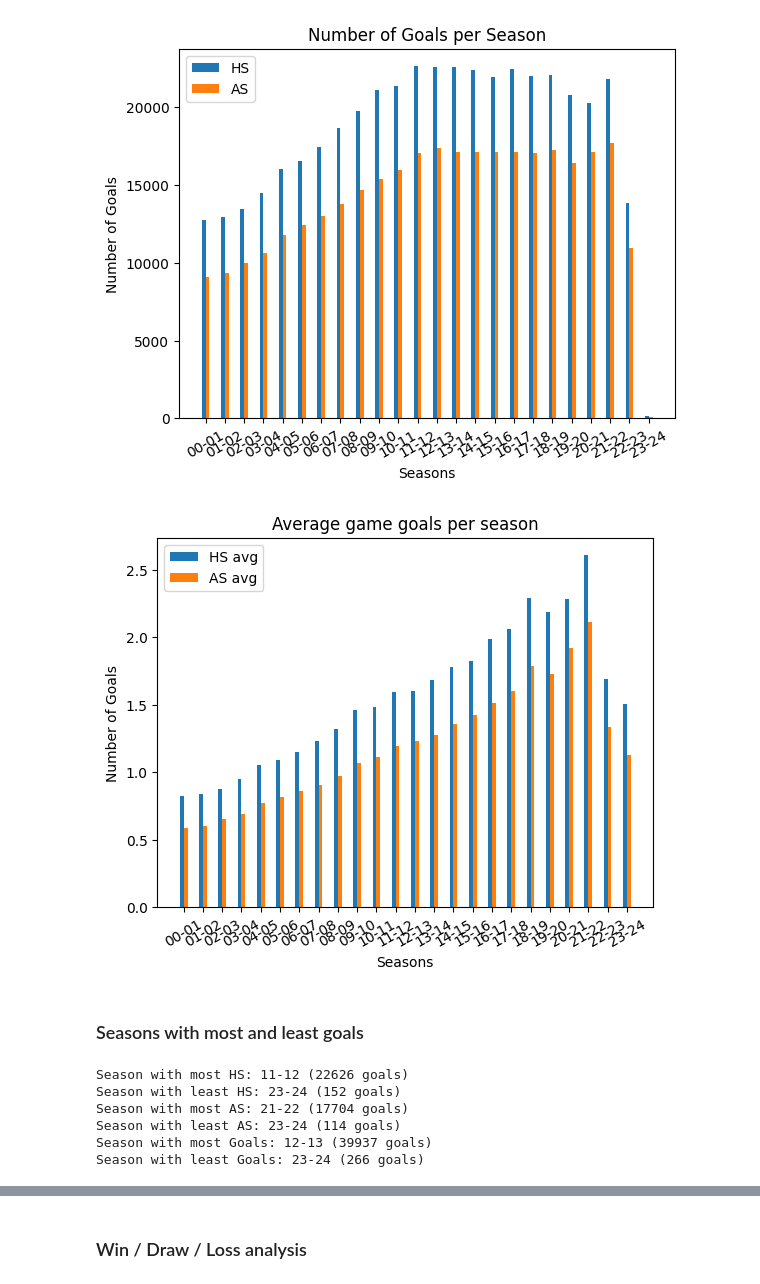
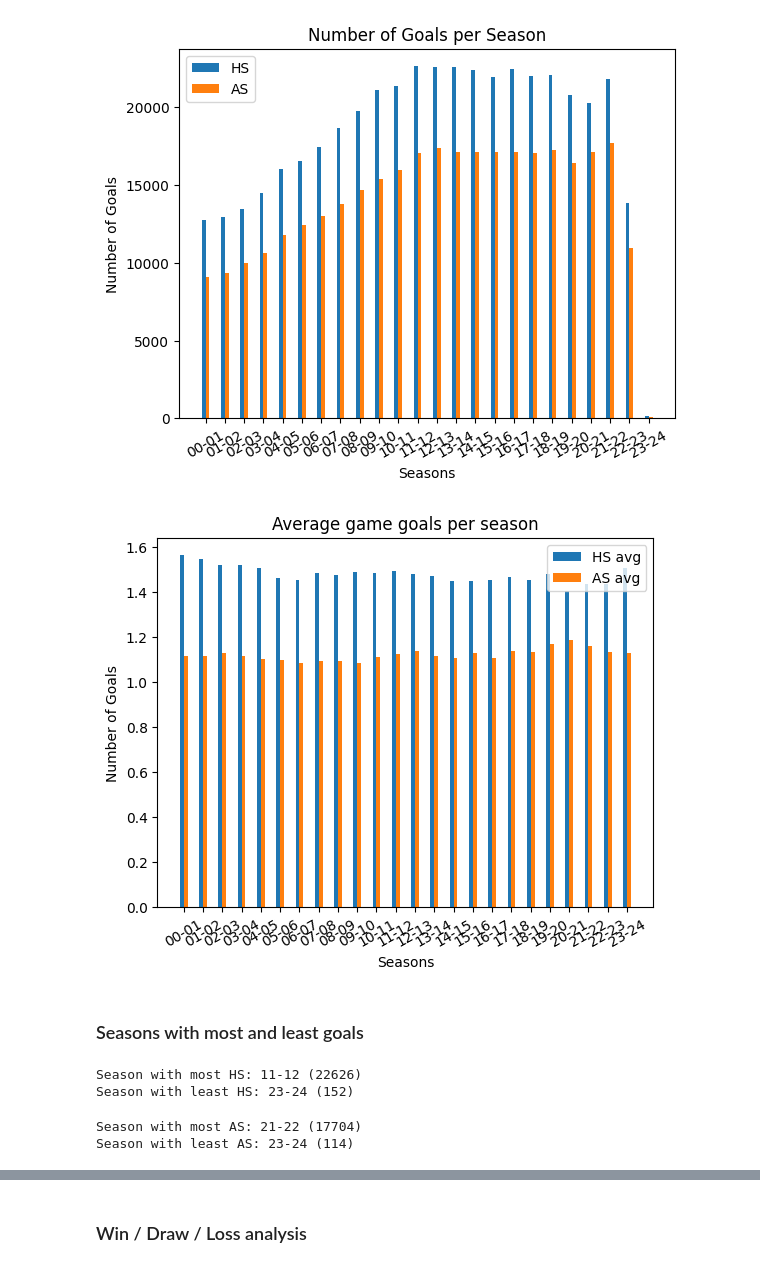
Before and after one commit to robertohdz98/soccer-prediction-challenge-2023, a Jupyter notebook: 01-explore_dataset.ipynb, the cells around one changed output, grey strips where cells are left out. Drawn from its saved outputs; the diff is of its cells as text; code cells hidden in the pictures.

Commit message:
fix: refactoring and doc for utils custom functions

```diff
--- a/01-explore_dataset.ipynb
+++ b/01-explore_dataset.ipynb
@@ -80,0 +57,3 @@ df_by_season
+# %%
+df_by_season = utils.seasons_analysis()
+df_by_season
@@ -81,32 +80,35 @@ df_by_season
 # %%
+seasons = df_by_season.index.tolist()
 X_axis = np.arange(len(seasons))
 
-plt.bar(X_axis - 0.1, df_by_season["HS"].to_list(), 0.2, label = 'HS')
-plt.bar(X_axis + 0.1, df_by_season["AS"].to_list(), 0.2, label = 'AS')
+plt.bar(X_axis - 0.1, df_by_season["HS"].to_list(), 0.2, label='HS')
+plt.bar(X_axis + 0.1, df_by_season["AS"].to_list(), 0.2, label='AS')
 
-plt.xticks(X_axis, X, rotation=30)
+plt.xticks(X_axis, seasons, rotation=30)
 plt.xlabel("Seasons")
 plt.ylabel("Number of Goals")
 plt.title("Number of Goals per Season")
 plt.legend()
-plt.savefig("figures/GoalsPerSeason_2.png")
+plt.savefig("figures/HS_AS_Seasons.png")
 # %% [output]
 [figure]
 # %%
-X_axis = np.arange(len(seasons))
+season_games = df_by_season["Games"].tolist()
+avg_hs = [i/j for i, j in zip(df_by_season["HS"].to_list(), season_games)]
+avg_as = [i/j for i, j in zip(df_by_season["AS"].to_list(), season_games)]
+#avg_total = [sum(x) for x in zip(avg_hs, avg_as)]
 
-plt.bar(X_axis - 0.1, [i/j for i, j in zip(df_by_season["HS"].to_list(), season_games)],
-        0.2, label = 'HS avg')
-plt.bar(X_axis + 0.1, [i/j for i, j in zip(df_by_season["AS"].to_list(), season_games)],
-        0.2, label = 'AS avg')
+plt.bar(X_axis - 0.1, avg_hs, 0.2, label = 'HS avg')
+plt.bar(X_axis + 0.1, avg_as, 0.2, label = 'AS avg')
+#plt.bar(X_axis + 0.2, avg_total, 0.2, label = 'Total avg')
 
-plt.xticks(X_axis, X, rotation=30)
+plt.xticks(X_axis, seasons, rotation=30)
 plt.xlabel("Seasons")
 plt.ylabel("Number of Goals")
 plt.title("Average game goals per season")
 plt.legend()
-plt.savefig("figures/GoalAvg_Season_2.png")
+plt.savefig("figures/AvgHS_AvgAS_Seasons_2.png")
 # %% [output]
-[figure, old version]
+[figure, new version]
 # %% [markdown]
 ### Seasons with most and least goals
@@ -137,11 +115,10 @@ def stats_by_season(stats_col):
-# %%
-stats_by_season("HS")
-stats_by_season("AS")
-stats_by_season("Goals");
-# %% [output]
-Season with most HS: 11-12 (22626 goals)
-Season with least HS: 23-24 (152 goals)
-Season with most AS: 21-22 (17704 goals)
-Season with least AS: 23-24 (114 goals)
-Season with most Goals: 12-13 (39937 goals)
-Season with least Goals: 23-24 (266 goals)
+# %%
+utils.column_stats_by_season(training_set, "HS")
+# %% [output]
+Season with most HS: 11-12 (22626)
+Season with least HS: 23-24 (152)
+# %%
+utils.column_stats_by_season(training_set, "AS")
+# %% [output]
+Season with most AS: 21-22 (17704)
+Season with least AS: 23-24 (114)
```
Also changed, not shown: parts of 17 cells of this notebook, 7 other files.
